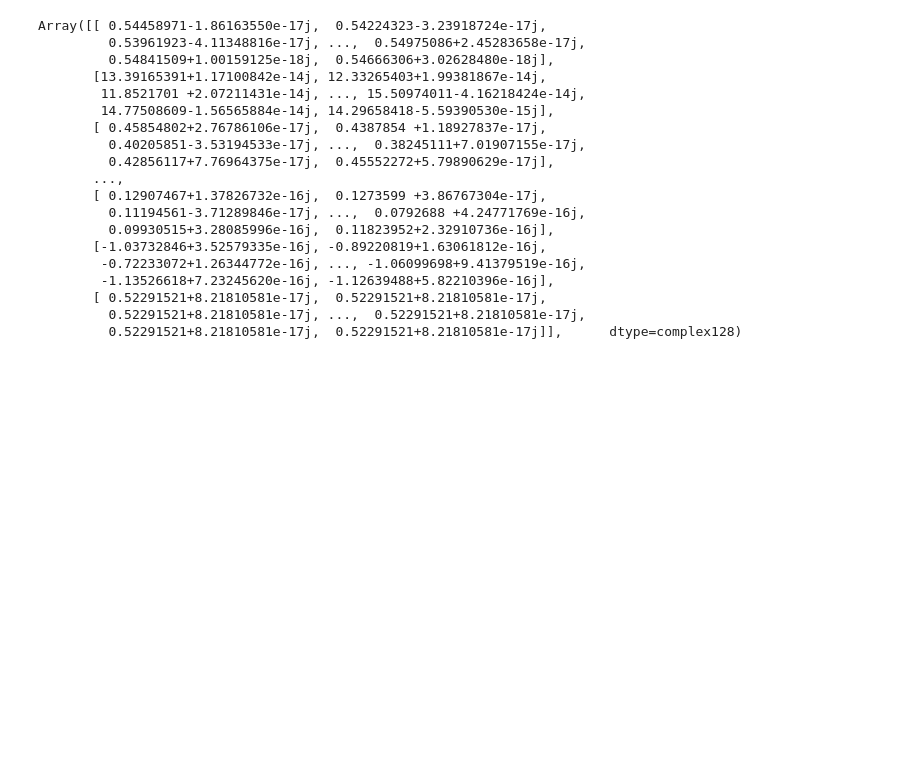
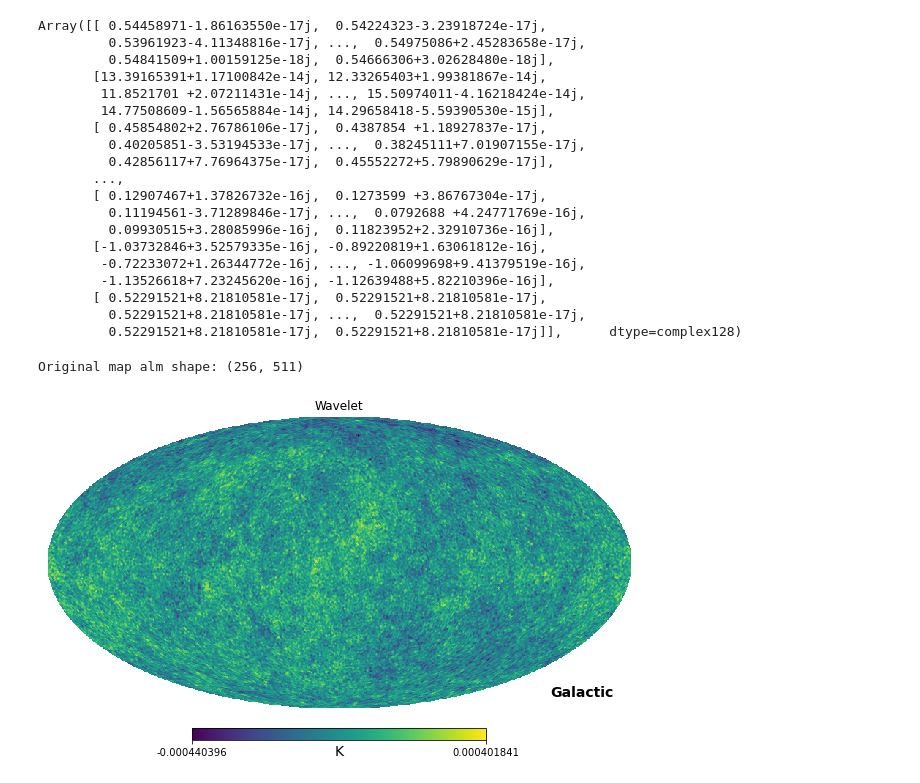
Before and after one commit to CodefromMax/CMB_plot, a Jupyter notebook: code/generate_wavelets.ipynb, the cells around one changed output. Drawn from its saved outputs; the diff is of its cells as text; code cells hidden in the pictures; blank space fills up the shorter version.

```diff
--- a/code/generate_wavelets.ipynb
+++ b/code/generate_wavelets.ipynb
@@ -337,0 +379,24 @@ Array([[ 0.54458971-1.86163550e-17j,  0.54224323-3.23918724e-17j,
+# %%
+CMB_map_path = 'CMB_total/CMB_HP_Map_F100_L256_R0000.fits'
+healpix_map = read_healpix_map(CMB_map_path)
+L_max = 256
+N_directions = 1
+# Step 2: Convert Healpix map to spherical harmonic coefficients
+hp_alm = hp_map_2_hp_alm(healpix_map, L_max)
+
+# Step 3: Convert spherical harmonics to MW coefficients
+mw_alm = hp_alm_2_mw_alm(hp_alm, L_max)
+
+# Step 4: Transform MW coefficients back to a map (optional, based on use case)
+original_MW_Map = s2fft.inverse(mw_alm, L_max)
+# np.save(f'wavelet_transform/maps/Original_MW_Pix_map_F100_R0000.npy', original_MW_Map)
+filter = filters.filters_directional_vectorised(L_max, N_directions)
+
+# Step 5: Apply wavelet transform to the MW map to get wavelet and scaling coefficients
+wavelet_coeffs, scaling_coeffs = wavelet_transform(original_MW_Map, L_max, N_directions)
+
+new_MW_Pix = s2wav.synthesis(wavelet_coeffs, L = L_max, f_scal = np.array([[0]]), filters = filter, N = 1)
+visualize_wavelet_coefficient_map(new_MW_Pix, "Wavelet", "")
+# %% [output]
+Original map alm shape: (256, 511)
+[figure, added]
```
Also changed, not shown: parts of 2 cells of this notebook, 1 other file.
